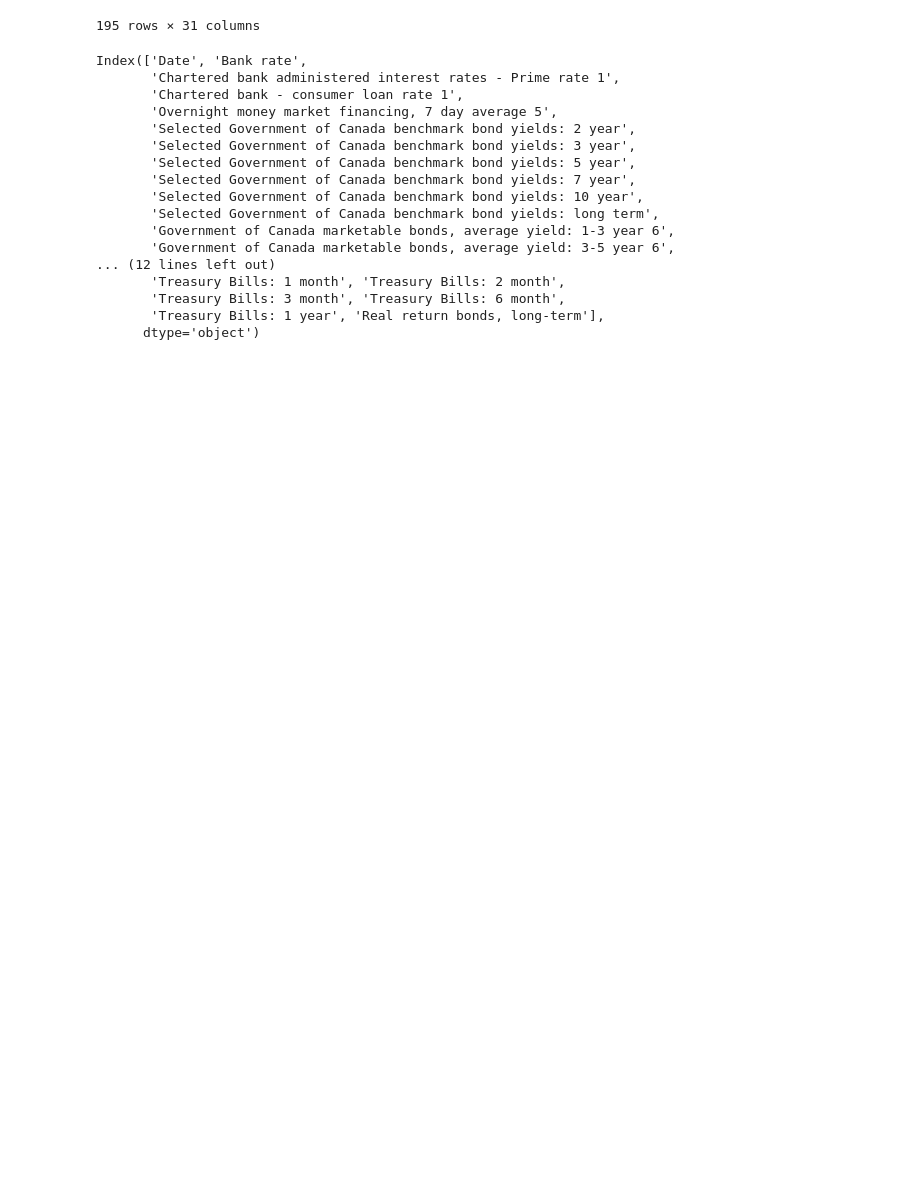
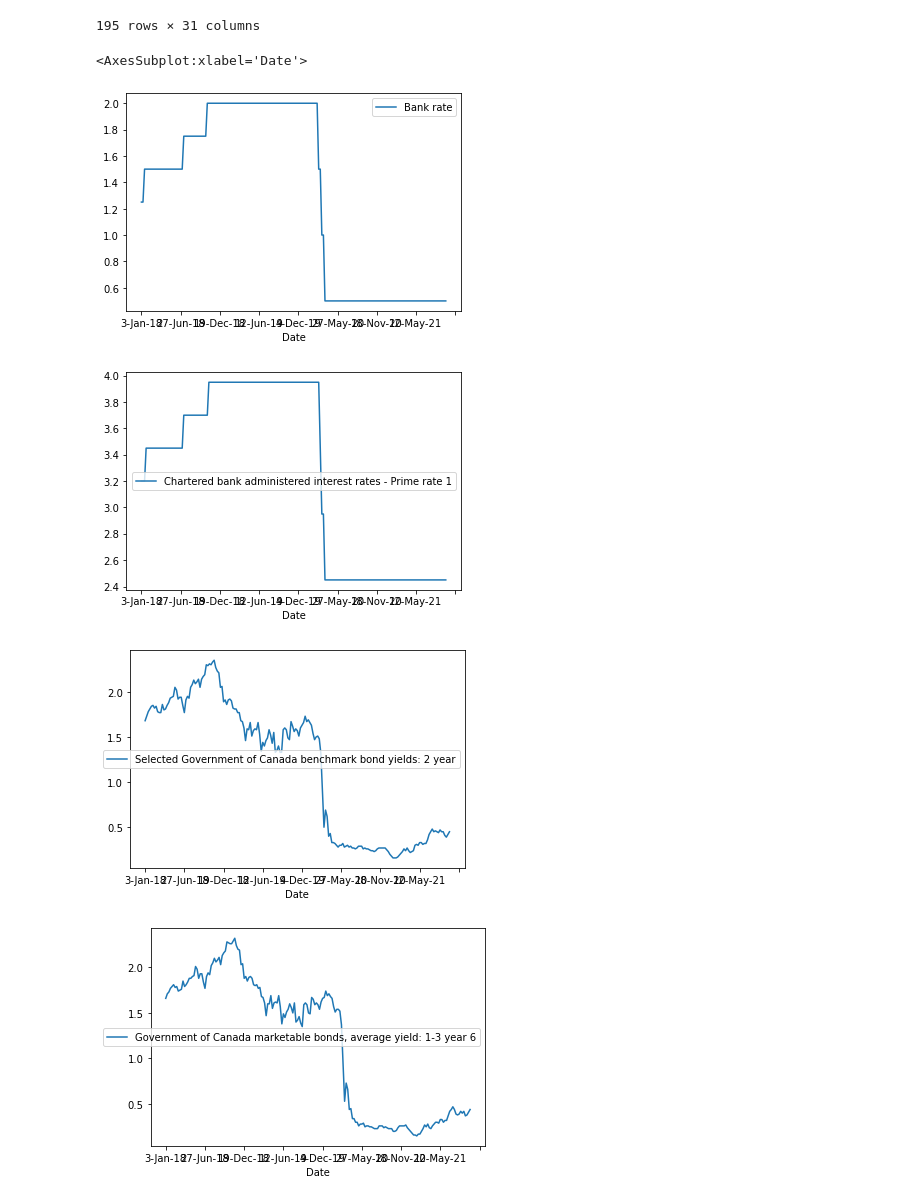
Before and after one commit to data301-2021-winter1/project-group44-project-1, a Jupyter notebook: notebooks/analysis1.ipynb, the cells around one changed output. Saved outputs shown, nothing was run; the diff lists cells and outputs as text; code cells hidden in the pictures; blank space fills up the shorter version.

```diff
--- a/notebooks/analysis1.ipynb
+++ b/notebooks/analysis1.ipynb
@@ -21,23 +21,17 @@ df1
 | 193 | 15-Sep-21 | 0.5 | 2.45 | 7.7 | 0.1878 | ... |
 | 194 | 22-Sep-21 | 0.5 | 2.45 | 7.7 | 0.1873 | ... |
 195 rows × 31 columns
-# %%
-print(df1.columns)
-# %% [output]
-Index(['Date', 'Bank rate',
-       'Chartered bank administered interest rates - Prime rate 1',
-       'Chartered bank - consumer loan rate 1',
-       'Overnight money market financing, 7 day average 5',
-       'Selected Government of Canada benchmark bond yields: 2 year',
-       'Selected Government of Canada benchmark bond yields: 3 year',
-       'Selected Government of Canada benchmark bond yields: 5 year',
-       'Selected Government of Canada benchmark bond yields: 7 year',
-       'Selected Government of Canada benchmark bond yields: 10 year',
-       'Selected Government of Canada benchmark bond yields: long term',
-       'Government of Canada marketable bonds, average yield: 1-3 year 6',
-       'Government of Canada marketable bonds, average yield: 3-5 year 6',
-... (12 lines left out)
-       'Treasury Bills: 1 month', 'Treasury Bills: 2 month',
-       'Treasury Bills: 3 month', 'Treasury Bills: 6 month',
-       'Treasury Bills: 1 year', 'Real return bonds, long-term'],
-      dtype='object')
+# %%
+df1.plot("Date","Bank rate")
+df1.plot("Date","Chartered bank administered interest rates - Prime rate 1")
+df1.plot("Date","Selected Government of Canada benchmark bond yields: 2 year")
+df1.plot("Date","Government of Canada marketable bonds, average yield: 1-3 year 6")
+df1.plot("Date","Chartered banks - 90 day term deposits 1")
+df1.plot("Date","Treasury Bills: 1 month")
+df1.plot("Date","Real return bonds, long-term")
+# %% [output]
+<AxesSubplot:xlabel='Date'>
+[figure, added]
+[figure, added]
+[figure, added]
+[figure, added]
```
Also changed, not shown: parts of 4 cells of this notebook, 2 other files.
